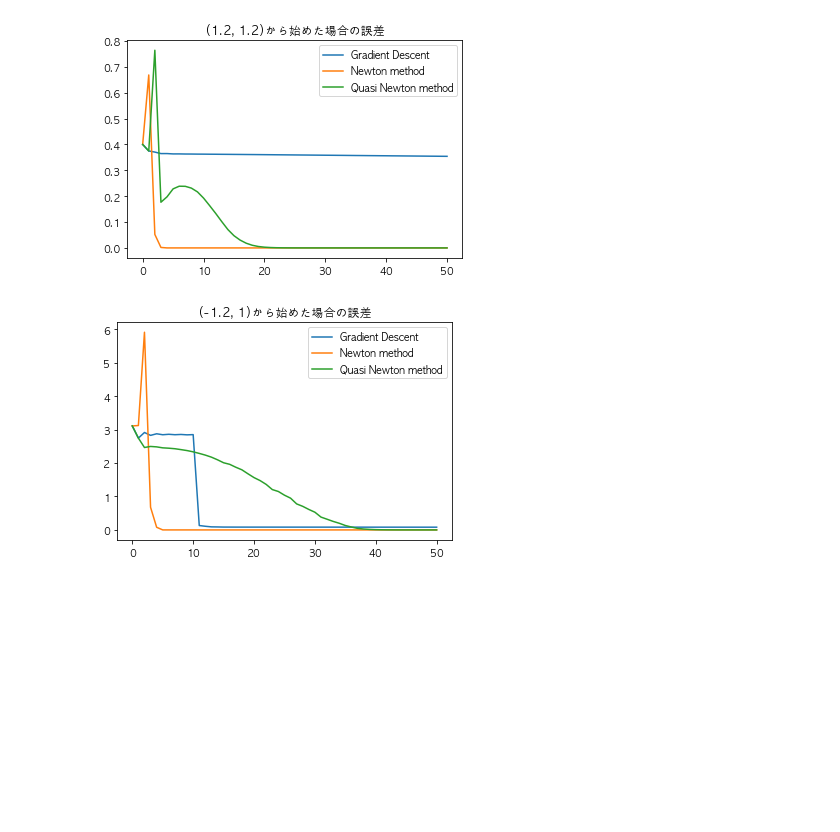
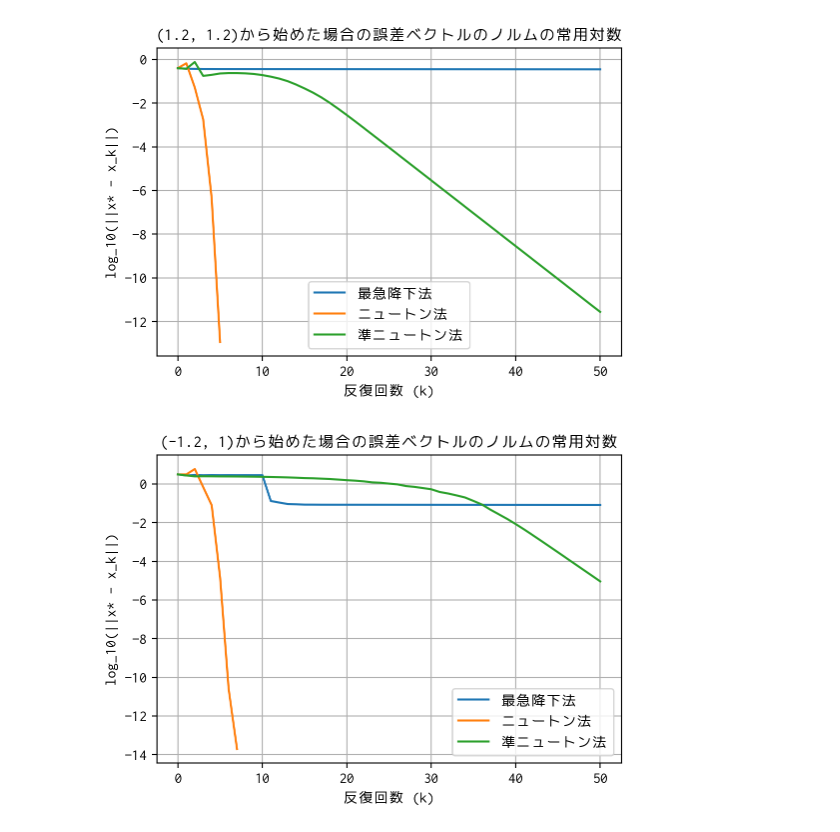
Before and after one commit to tomohiroo/optimisation-report, a Jupyter notebook: report_1029/report_1.ipynb, the cells around one changed output. Saved outputs shown, nothing was run; the diff lists cells and outputs as text; code cells hidden in the pictures; blank space fills up the shorter version.

Commit message:
change error func

```diff
--- a/report_1029/report_1.ipynb
+++ b/report_1029/report_1.ipynb
@@ -22,21 +19,21 @@ def back_track(x, alpha, c, d, rho):
             return alpha
         alpha *= rho
 # %%
-def gradient_descent(x_0, alpha, c, rho, n_itr):
+def gradient_descent(x_0, alpha = 0.5, c = 0.1, rho = 0.8, n_itr = 50):
     xs = np.array([x_0])
     for k in range(n_itr):
         d = -1 * grad_f(xs[k])
         xs = np.append(xs, [xs[k] + back_track(xs[k], alpha, c, d, rho) * d], axis = 0)
     return xs
 
-def newton_method(x_0, n_itr):
+def newton_method(x_0, n_itr = 50):
     xs = np.array([x_0])
     for k in range(n_itr):
         d = -1 * np.linalg.inv(hessian_f(xs[k])) @ grad_f(xs[k])
         xs = np.append(xs, [xs[k] + d], axis = 0)
     return xs
 
-def quasi_newton_method(x_0, H, alpha, c, rho ,n_itr):
+def quasi_newton_method(x_0, H = np.array([[1, 0], [0, 1]]), alpha = 0.5, c = 0.1, rho = 0.8 ,n_itr = 50):
     xs = np.array([x_0])
     for k in range(n_itr):
         d = -1 * H @ grad_f(xs[k])
@@ -46,42 +43,27 @@ def quasi_newton_method(x_0, H, alpha, c, rho ,n_itr):
         H = (np.identity(2) - (s @ y.T) / (y.T @ s)) @ H @ (np.identity(2) - (y @ s.T) / (y.T @ s)) + (s @ s.T) / (s.T @ y)
     return xs
 # %%
-gradient_transition = gradient_descent(np.array([[1.2], [1.2]]), 0.5, 0.1, 0.8, 50)
-newton_transition = newton_method(np.array([[1.2], [1.2]]), 50)
-quasi_newton_transition = quasi_newton_method(np.array([[1.2], [1.2]]), np.array([[1, 0], [0, 1]]),0.5, 0.1, 0.8, 50)
+def error(v, optimum_point = np.array([[1], [1]])):
+    return np.log10(np.linalg.norm(v - optimum_point))
 
-optimum_point = np.array([[1], [1]])
-def error(v):
-    return np.linalg.norm(v - optimum_point)
+def plot_errors(start, start_str):
+    gradient_transition = gradient_descent(start)
+    newton_transition = newton_method(start)
+    quasi_newton_transition = quasi_newton_method(start)
 
-cnt = np.arange(51)
-plt.plot(cnt, np.apply_along_axis(error, 1, gradient_transition).flatten(), label='Gradient Descent')
-plt.plot(cnt, np.apply_along_axis(error, 1, newton_transition).flatten(), label='Newton method')
-plt.plot(cnt, np.apply_along_axis(error, 1, quasi_newton_transition).flatten(), label='Quasi Newton method')
-plt.legend()
-plt.title('(1.2, 1.2)から始めた場合の誤差')
-plt.xlabel('trial (k)')
-plt.ylabel('error')
-plt.show()
+    cnt = np.arange(51)
+    plt.plot(cnt, np.apply_along_axis(error, 1, gradient_transition).flatten(), label='最急降下法')
+    plt.plot(cnt, np.apply_along_axis(error, 1, newton_transition).flatten(), label='ニュートン法')
+    plt.plot(cnt, np.apply_along_axis(error, 1, quasi_newton_transition).flatten(), label='準ニュートン法')
+    plt.legend()
+    plt.title(start_str + "から始めた場合の誤差ベクトルのノルムの常用対数")
+    plt.xlabel('反復回数 (k)')
+    plt.ylabel('log_10(||x* - x_k||)')
+    plt.grid()
+    plt.show()
-# %% [output]
-[figure, removed]
-# %%
-gradient_transition = gradient_descent(np.array([[-1.2], [1.]]), 0.5, 0.1, 0.8, 50)
-newton_transition = newton_method(np.array([[-1.2], [1.]]), 50)
-quasi_newton_transition = quasi_newton_method(np.array([[-1.2], [1.]]), np.array([[1, 0], [0, 1]]),0.5, 0.1, 0.8, 50)
-
-optimum_point = np.array([[1], [1]])
-def error(v):
-    return np.linalg.norm(v - optimum_point)
-
-cnt = np.arange(51)
-plt.plot(cnt, np.apply_along_axis(error, 1, gradient_transition).flatten(), label='Gradient Descent')
-plt.plot(cnt, np.apply_along_axis(error, 1, newton_transition).flatten(), label='Newton method')
-plt.plot(cnt, np.apply_along_axis(error, 1, quasi_newton_transition).flatten(), label='Quasi Newton method')
-plt.legend()
-plt.title('(-1.2, 1)から始めた場合の誤差')
-plt.xlabel('trial (k)')
-plt.ylabel('error')
-plt.show()
-# %% [output]
-[figure, removed]
+# %%
+plot_errors(np.array([[1.2], [1.2]]), '(1.2, 1.2)')
+plot_errors(np.array([[-1.2], [1.]]), '(-1.2, 1)')
+# %% [output]
+[figure, added]
+[figure, added]
```
Also changed, not shown: parts of 1 cell of this notebook, 1 other file.
